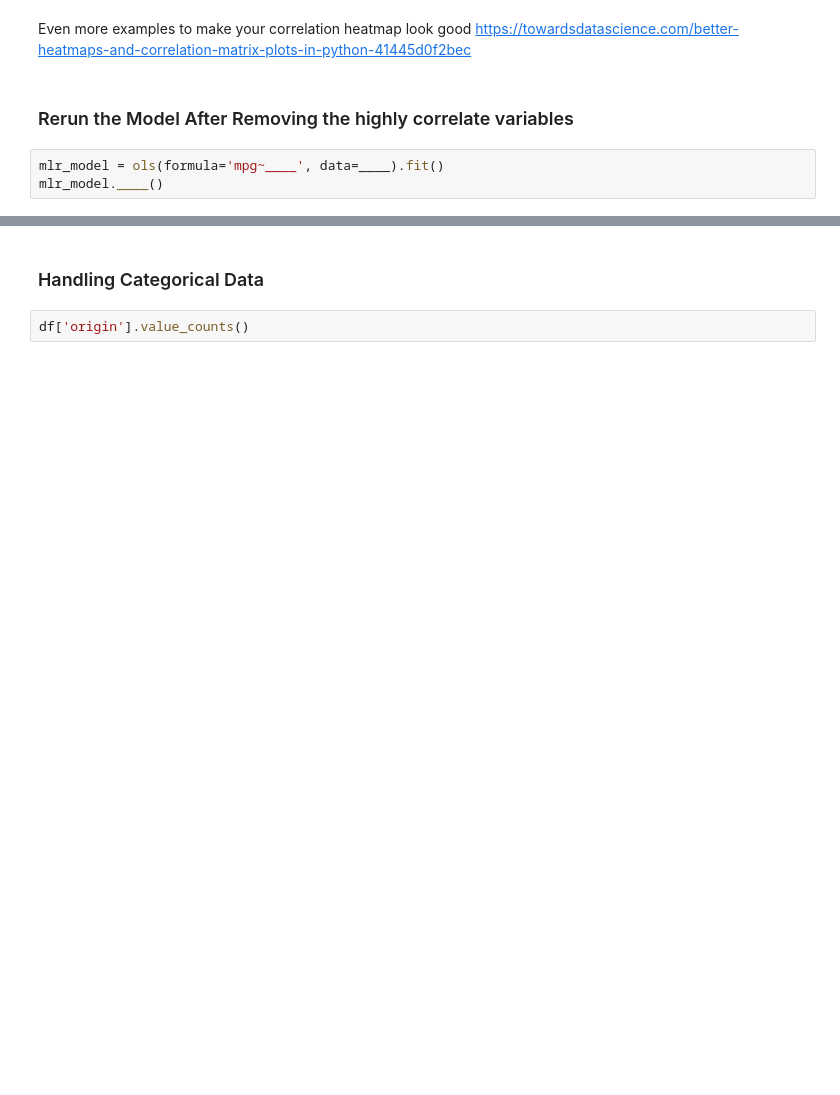
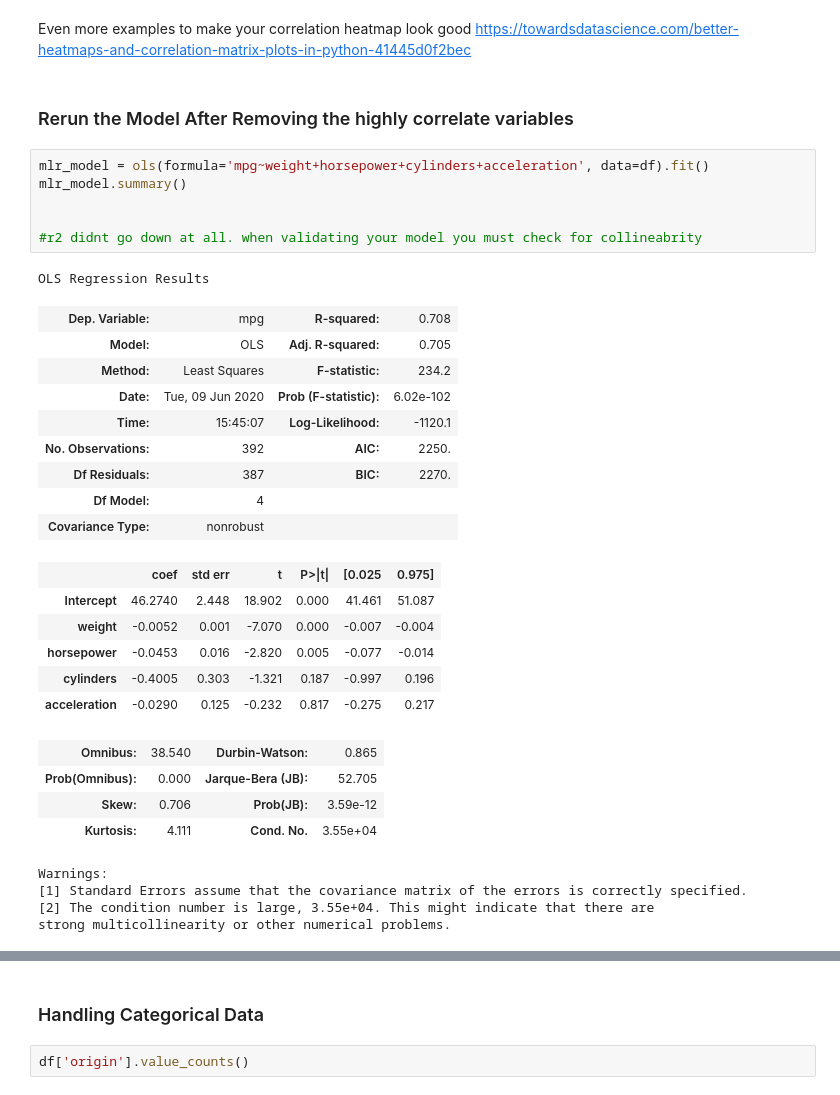
Before and after one commit to jvntra/nyc-mhtn-ds-051120-lectures, a Jupyter notebook: Mod_2/Linear_Regression/MultipleLinear_Regression.ipynb, the cells around one changed output, grey strips where cells are left out. Cells and saved outputs as stored; diff of their text form; blank space fills up the shorter version.

```diff
--- a/Mod_2/Linear_Regression/MultipleLinear_Regression.ipynb
+++ b/Mod_2/Linear_Regression/MultipleLinear_Regression.ipynb
@@ -151,6 +228,34 @@ Even more examples to make your correlation heatmap look good
 https://towardsdatascience.com/better-heatmaps-and-correlation-matrix-plots-in-python-41445d0f2bec
 # %% [markdown]
 ### Rerun the Model After Removing the highly correlate variables
-# %%
-mlr_model = ols(formula='mpg~____', data=____).fit()
-mlr_model.____()
+# %%
+mlr_model = ols(formula='mpg~weight+horsepower+cylinders+acceleration', data=df).fit()
+mlr_model.summary()
+
+
+#r2 didnt go down at all. when validating your model you must check for collineabrity
+# %% [output]
+OLS Regression Results
+| Dep. Variable: | mpg | R-squared: | 0.708 |
+| Model: | OLS | Adj. R-squared: | 0.705 |
+| Method: | Least Squares | F-statistic: | 234.2 |
+| Date: | Tue, 09 Jun 2020 | Prob (F-statistic): | 6.02e-102 |
+| Time: | 15:45:07 | Log-Likelihood: | -1120.1 |
+| No. Observations: | 392 | AIC: | 2250. |
+| Df Residuals: | 387 | BIC: | 2270. |
+| Df Model: | 4 |  |  |
+| Covariance Type: | nonrobust |  |  |
+|  | coef | std err | t | P>|t| | [0.025 | 0.975] |
+| Intercept | 46.2740 | 2.448 | 18.902 | 0.000 | 41.461 | 51.087 |
+| weight | -0.0052 | 0.001 | -7.070 | 0.000 | -0.007 | -0.004 |
+| horsepower | -0.0453 | 0.016 | -2.820 | 0.005 | -0.077 | -0.014 |
+| cylinders | -0.4005 | 0.303 | -1.321 | 0.187 | -0.997 | 0.196 |
+| acceleration | -0.0290 | 0.125 | -0.232 | 0.817 | -0.275 | 0.217 |
+| Omnibus: | 38.540 | Durbin-Watson: | 0.865 |
+| Prob(Omnibus): | 0.000 | Jarque-Bera (JB): | 52.705 |
+| Skew: | 0.706 | Prob(JB): | 3.59e-12 |
+| Kurtosis: | 4.111 | Cond. No. | 3.55e+04 |
+Warnings:
+[1] Standard Errors assume that the covariance matrix of the errors is correctly specified.
+[2] The condition number is large, 3.55e+04. This might indicate that there are
+strong multicollinearity or other numerical problems.
```
Also changed, not shown: parts of 22 cells of this notebook, 10 other files.
